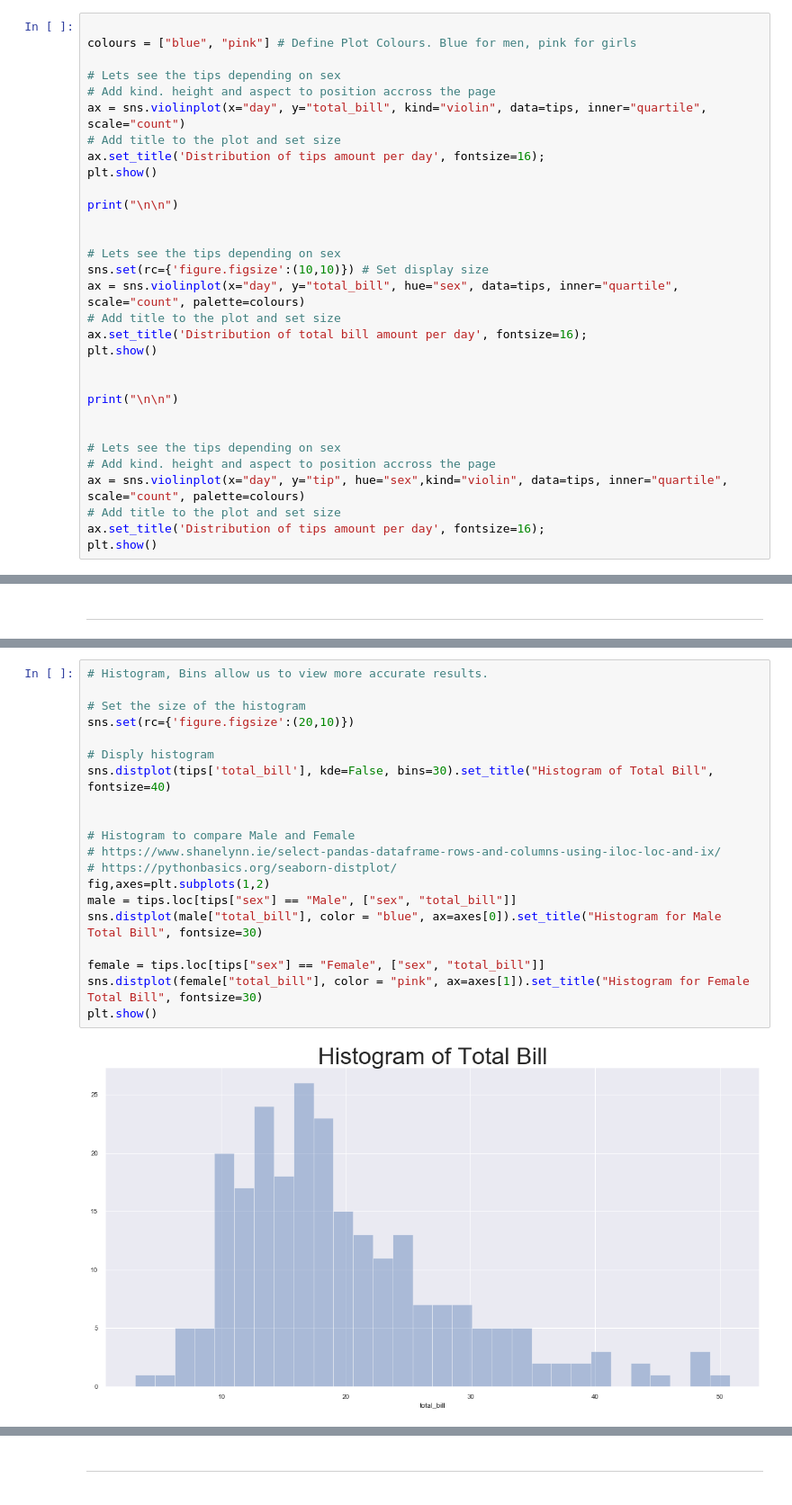
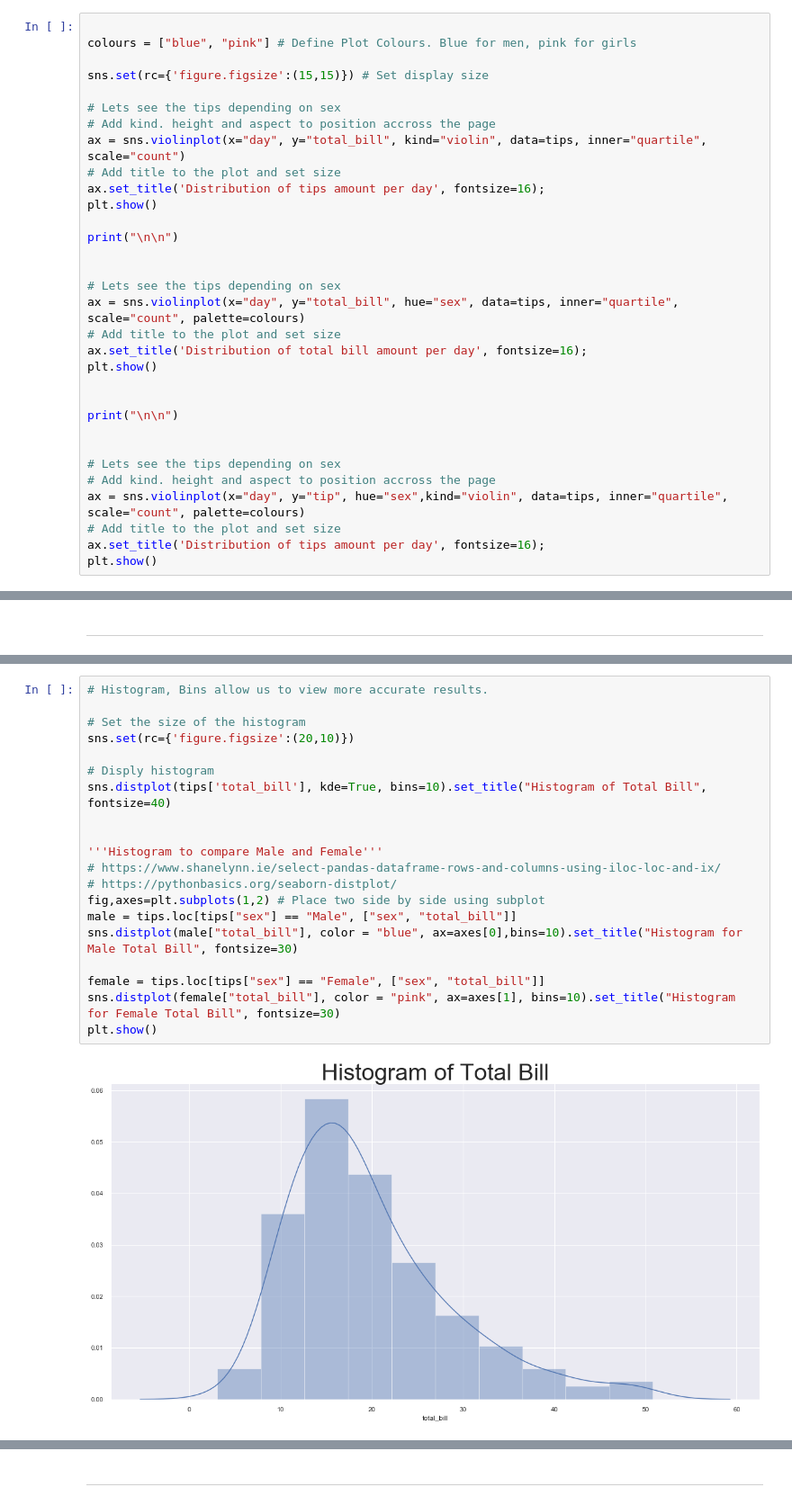
Before and after one commit to richardfeeney7/Fundamentals-Project, a Jupyter notebook: Fundamentals-Project 2019.ipynb, the cells around one changed output, grey strips where cells are left out. Shown at 90% size. Saved outputs shown, nothing was run; the diff lists cells and outputs as text.

```diff
--- a/Fundamentals-Project 2019.ipynb
+++ b/Fundamentals-Project 2019.ipynb
@@ -445,6 +463,8 @@ In the second and third violin plot, we investigate the distribution of the tota
 # %%
 
 colours = ["blue", "pink"] # Define Plot Colours. Blue for men, pink for girls
+
+sns.set(rc={'figure.figsize':(15,15)}) # Set display size
 
 # Lets see the tips depending on sex
 # Add kind. height and aspect to position accross the page
@@ -457,7 +477,6 @@ print("\n\n")
 
 
 # Lets see the tips depending on sex
-sns.set(rc={'figure.figsize':(10,10)}) # Set display size
 ax = sns.violinplot(x="day", y="total_bill", hue="sex", data=tips, inner="quartile", scale="count", palette=colours)
 # Add title to the plot and set size
 ax.set_title('Distribution of total bill amount per day', fontsize=16);
@@ -488,22 +507,22 @@ From the total bill histograms we can see that they seem to indicate a bell shap
 # %%
 # Histogram, Bins allow us to view more accurate results.
 
 # Set the size of the histogram
 sns.set(rc={'figure.figsize':(20,10)})
 
 # Disply histogram
-sns.distplot(tips['total_bill'], kde=False, bins=30).set_title("Histogram of Total Bill", fontsize=40)
+sns.distplot(tips['total_bill'], kde=True, bins=10).set_title("Histogram of Total Bill", fontsize=40)
 
 
-# Histogram to compare Male and Female
+'''Histogram to compare Male and Female'''
 # https://www.shanelynn.ie/select-pandas-dataframe-rows-and-columns-using-iloc-loc-and-ix/
 # https://pythonbasics.org/seaborn-distplot/
-fig,axes=plt.subplots(1,2)
+fig,axes=plt.subplots(1,2) # Place two side by side using subplot
 male = tips.loc[tips["sex"] == "Male", ["sex", "total_bill"]]
-sns.distplot(male["total_bill"], color = "blue", ax=axes[0]).set_title("Histogram for Male Total Bill", fontsize=30)
+sns.distplot(male["total_bill"], color = "blue", ax=axes[0],bins=10).set_title("Histogram for Male Total Bill", fontsize=30)
 
 female = tips.loc[tips["sex"] == "Female", ["sex", "total_bill"]]
-sns.distplot(female["total_bill"], color = "pink", ax=axes[1]).set_title("Histogram for Female Total Bill", fontsize=30)
+sns.distplot(female["total_bill"], color = "pink", ax=axes[1], bins=10).set_title("Histogram for Female Total Bill", fontsize=30)
 plt.show()
 # %% [output]
-[figure, old version]
+[figure, new version]
```
Also changed, not shown: parts of 34 cells of this notebook.
